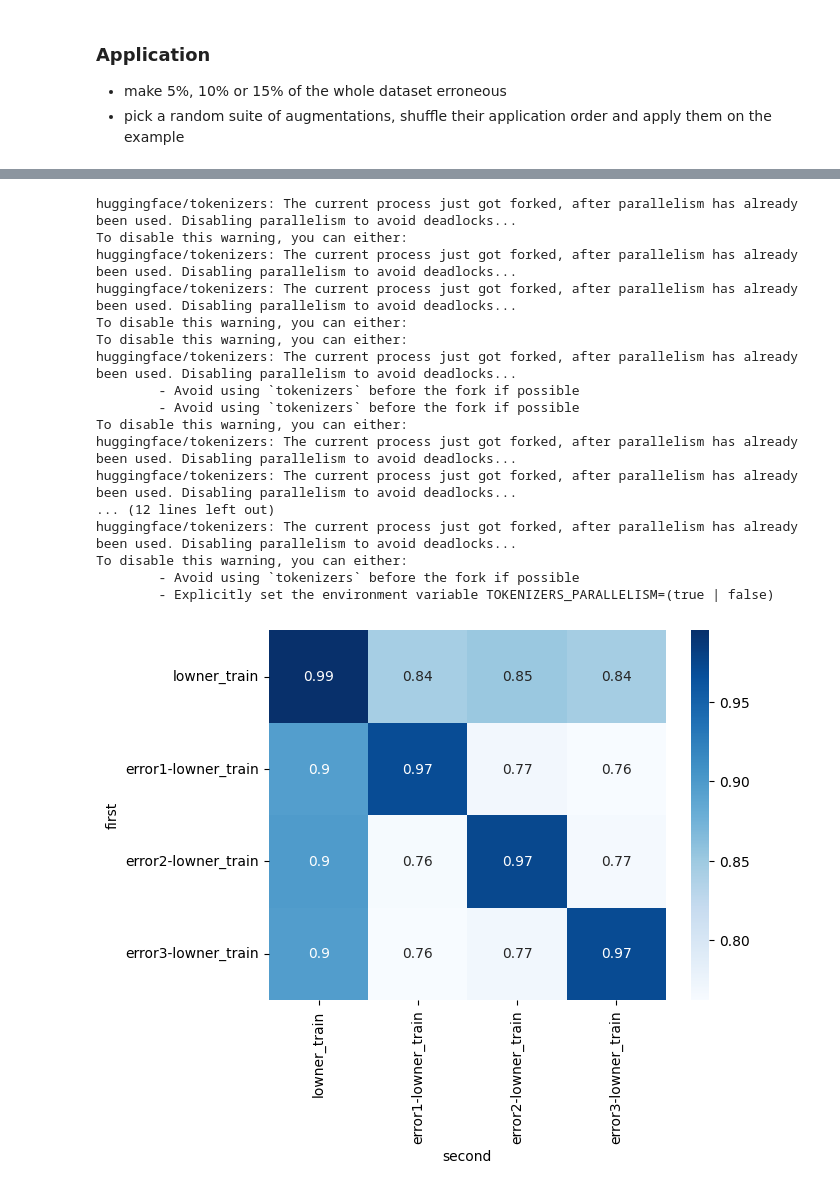
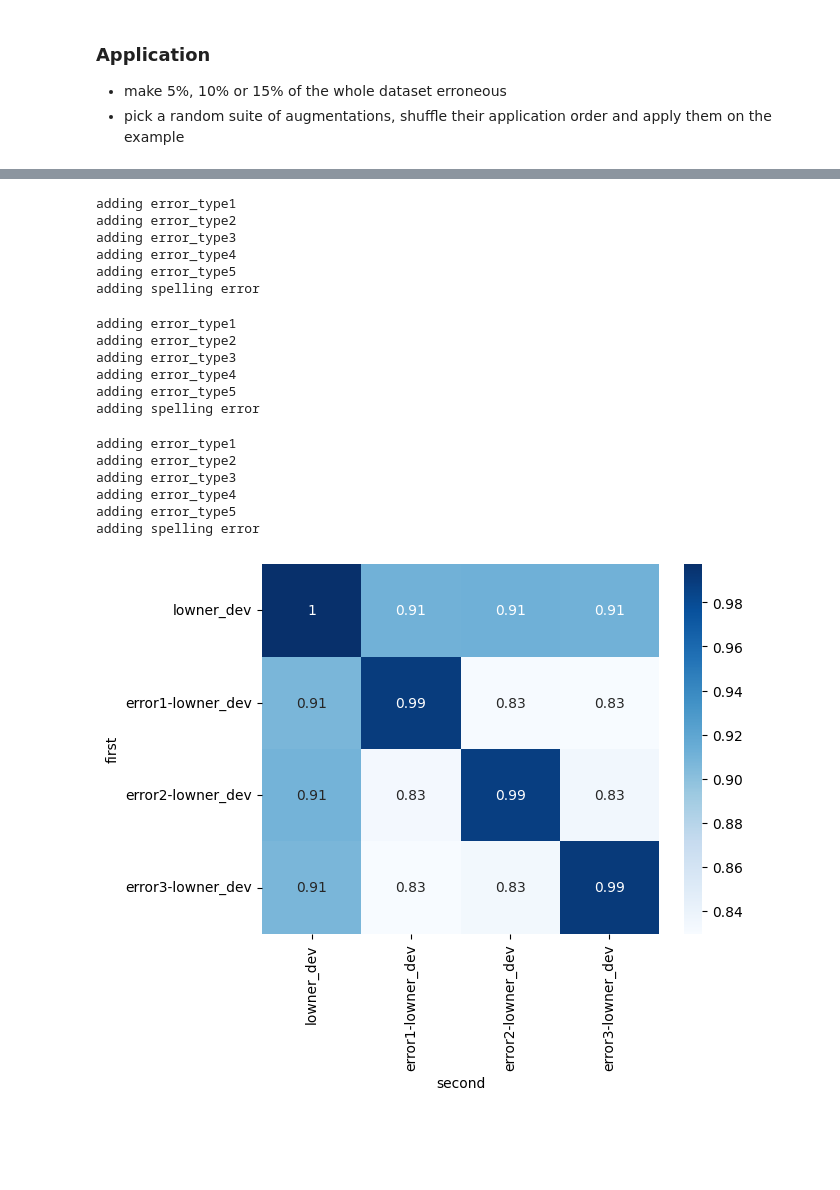
Before and after one commit to roebbert92/thesis, a Jupyter notebook: experiment_02.ipynb, the cells around one changed output, grey strips where cells are left out. Drawn from its saved outputs; the diff is of its cells as text; code cells hidden in the pictures; blank space fills up the shorter version.

Commit message:
finally got error distribution correctly

```diff
--- a/experiment_02.ipynb
+++ b/experiment_02.ipynb
@@ -574,43 +580,47 @@ from data_augmentation.augments import make_erroneous_dataset
 seed = 1
 np.random.seed(seed)
 random.seed(seed)
-res_dataset1 = make_erroneous_dataset(lowner_train, types, 0.15)
+res_dataset1 = make_erroneous_dataset(lowner_dev, types, 0.15)
+# %% [output]
+adding error_type1
+adding error_type2
+adding error_type3
+adding error_type4
+adding error_type5
+adding spelling error
 # %%
 seed = 2
 np.random.seed(seed)
 random.seed(seed)
-res_dataset2 = make_erroneous_dataset(lowner_train, types, 0.15)
+res_dataset2 = make_erroneous_dataset(lowner_dev, types, 0.15)
+# %% [output]
+adding error_type1
+adding error_type2
+adding error_type3
+adding error_type4
+adding error_type5
+adding spelling error
 # %%
 seed = 3
 np.random.seed(seed)
 random.seed(seed)
-res_dataset3 = make_erroneous_dataset(lowner_train, types, 0.15)
+res_dataset3 = make_erroneous_dataset(lowner_dev, types, 0.15)
+# %% [output]
+adding error_type1
+adding error_type2
+adding error_type3
+adding error_type4
+adding error_type5
+adding spelling error
 # %%
 from data_metrics.entity_coverage_ratio import confusion_matrix_expected_entity_coverage_ratio
 from data_metrics.utils import visualize_confusion_matrix
 
 cm = confusion_matrix_expected_entity_coverage_ratio([
-    lowner_train, res_dataset1, res_dataset2, res_dataset3
+    lowner_dev, res_dataset1, res_dataset2, res_dataset3
 ], [
-    "lowner_train", "error1-lowner_train", "error2-lowner_train", "error3-lowner_train"
+    "lowner_dev", "error1-lowner_dev", "error2-lowner_dev", "error3-lowner_dev"
 ])
 visualize_confusion_matrix(cm, "expected_entity_coverage_ratio")
 # %% [output]
-huggingface/tokenizers: The current process just got forked, after parallelism has already been used. Disabling parallelism to avoid deadlocks...
-To disable this warning, you can either:
-huggingface/tokenizers: The current process just got forked, after parallelism has already been used. Disabling parallelism to avoid deadlocks...
-huggingface/tokenizers: The current process just got forked, after parallelism has already been used. Disabling parallelism to avoid deadlocks...
-To disable this warning, you can either:
-To disable this warning, you can either:
-huggingface/tokenizers: The current process just got forked, after parallelism has already been used. Disabling parallelism to avoid deadlocks...
-        - Avoid using `tokenizers` before the fork if possible
-        - Avoid using `tokenizers` before the fork if possible
-To disable this warning, you can either:
-huggingface/tokenizers: The current process just got forked, after parallelism has already been used. Disabling parallelism to avoid deadlocks...
-huggingface/tokenizers: The current process just got forked, after parallelism has already been used. Disabling parallelism to avoid deadlocks...
-... (12 lines left out)
-huggingface/tokenizers: The current process just got forked, after parallelism has already been used. Disabling parallelism to avoid deadlocks...
-To disable this warning, you can either:
-        - Avoid using `tokenizers` before the fork if possible
-        - Explicitly set the environment variable TOKENIZERS_PARALLELISM=(true | false)
-[figure, old version]
+[figure, new version]
```
Also changed, not shown: parts of 9 cells of this notebook, 2 other files.
